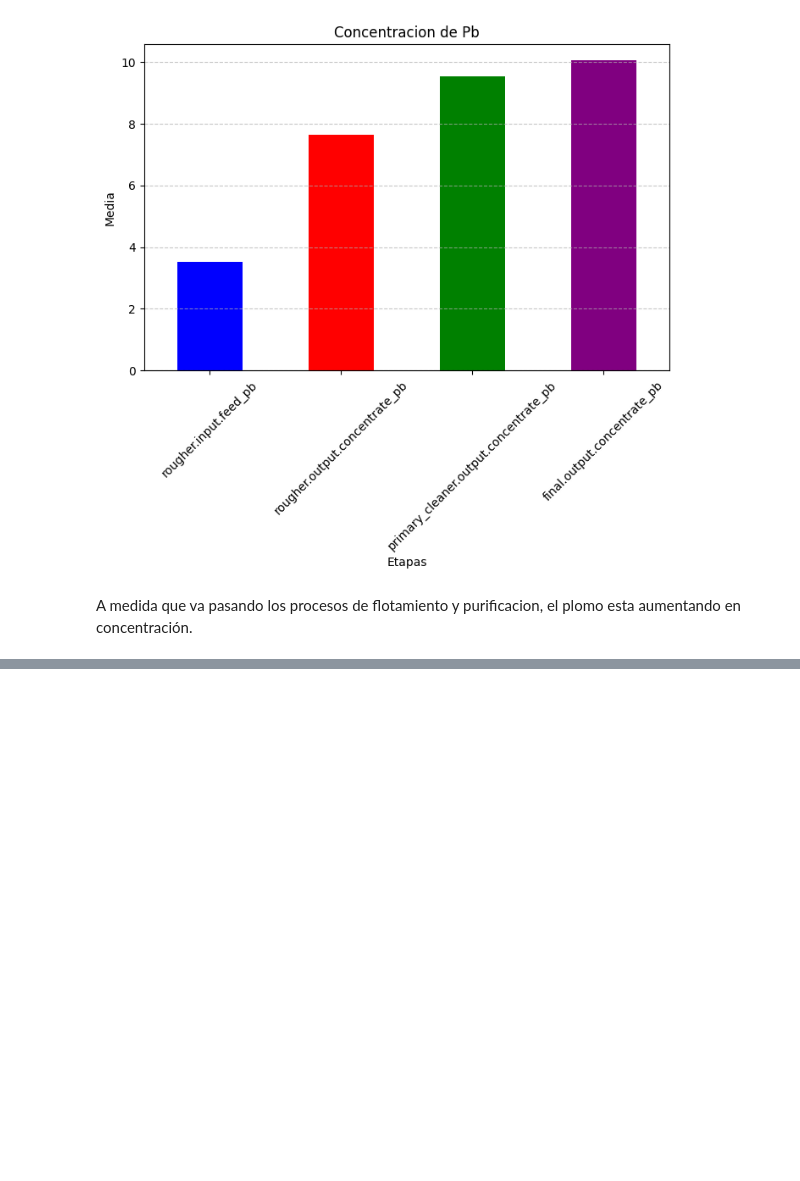
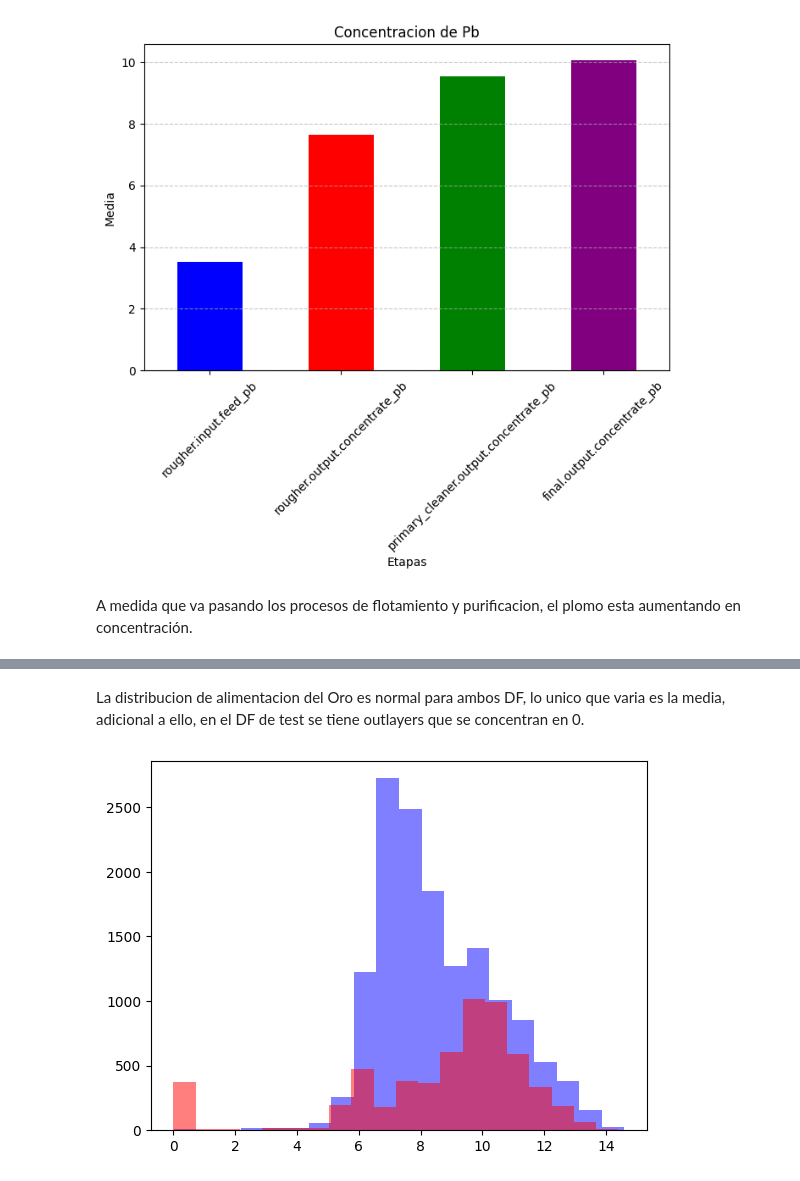
Before and after one commit to marxramos/ML-PREDICCION-DE-EXTRACCION-DEL-MINERAL-ORO, a Jupyter notebook: Notebook/ml_zyfra.ipynb, the cells around one changed output, grey strips where cells are left out. Cells and saved outputs as stored; diff of their text form; code cells hidden in the pictures; blank space fills up the shorter version.

```diff
--- a/Notebook/ml_zyfra.ipynb
+++ b/Notebook/ml_zyfra.ipynb
@@ -400,0 +417,9 @@ A medida que va pasando los procesos de flotamiento y purificacion, el plomo est
+# %% [markdown]
+La distribucion de alimentacion del Oro es normal para ambos DF, lo unico que varia es la media, adicional a ello, en el DF de test se tiene outlayers que se concentran en 0.
+# %%
+# Analizando la distribucion de la plata
+plt.hist(train['rougher.input.feed_ag'], bins=20, alpha=0.5, label='Train', color='blue')
+plt.hist(test['rougher.input.feed_ag'], bins=20, alpha=0.5, label='Test', color='red')
+plt.show()
+# %% [output]
+[figure, added]
```
Also changed, not shown: parts of 25 cells of this notebook.
